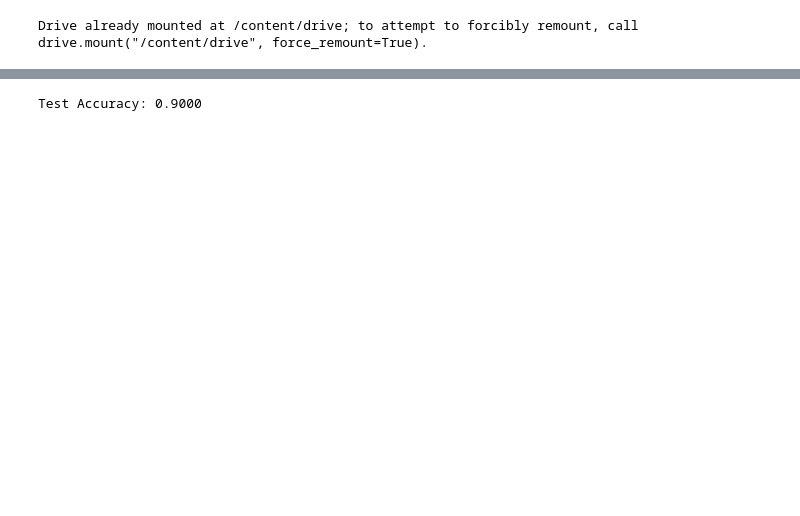
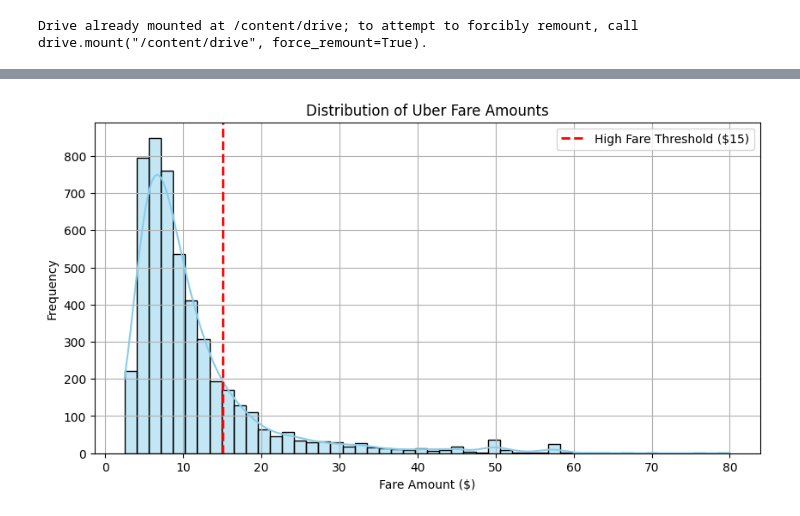
Before and after one commit to alicewang777/INDE577_ML_Rice_2025, a Jupyter notebook: Supervised_Learning/1. Perceptron.ipynb, the cells around one changed output, grey strips where cells are left out. Drawn from its saved outputs; the diff is of its cells as text; code cells hidden in the pictures; blank space fills up the shorter version.

```diff
--- a/Supervised_Learning/1. Perceptron.ipynb
+++ b/Supervised_Learning/1. Perceptron.ipynb
@@ -51,3 +46,0 @@ df = df.dropna()
-# %%
-df['pickup_datetime'] = pd.to_datetime(df['pickup_datetime'], errors='coerce')
-df['hour'] = df['pickup_datetime'].dt.hour
@@ -61,9 +46,0 @@ X_train, X_test, y_train, y_test = train_test_split(X, y, test_size=0.2, random_
-# %%
-# Binary classification label: 1 for high fare, 0 for others
-df = df[(df['pickup_longitude'] != 0) & (df['dropoff_longitude'] != 0)]
-df['pickup_datetime'] = pd.to_datetime(df['pickup_datetime'], errors='coerce')
-df = df.dropna()
-df['hour'] = df['pickup_datetime'].dt.hour
-
-df = df[df['fare_amount'] < 100]  # Remove extreme high fare outliers
-df['label'] = (df['fare_amount'] > 20).astype(int)
@@ -81,19 +47,16 @@ X_train, X_test, y_train, y_test = train_test_split(X, y, test_size=0.2, random_
-# %%
-# Import the Perceptron model and accuracy metric from your rice_ml package
-from rice_ml.perceptron import Perceptron
-from rice_ml.metrics import accuracy
-
-# Initialize the Perceptron model with learning rate and number of training iterations
-model = Perceptron(learning_rate=0.001, n_iters=1000)
-
-# Train the model on the training data
-model.fit(X_train, y_train)
-
-# Predict the labels for the test data
-y_pred = model.predict(X_test)
-
-# Calculate and print the accuracy score on the test set
-acc = accuracy(y_test, y_pred)
-print(f"Test Accuracy: {acc:.4f}")
-# %% [output]
-Test Accuracy: 0.9000
+# %%
+import matplotlib.pyplot as plt
+import seaborn as sns
+
+plt.figure(figsize=(10, 5))
+sns.histplot(df['fare_amount'], bins=50, kde=True, color="skyblue")
+
+plt.axvline(x=15, color='red', linestyle='--', linewidth=2, label='High Fare Threshold ($15)')
+plt.title("Distribution of Uber Fare Amounts")
+plt.xlabel("Fare Amount ($)")
+plt.ylabel("Frequency")
+plt.legend()
+plt.grid(True)
+plt.show()
+# %% [output]
+[figure, added]
```
Also changed, not shown: parts of 14 cells of this notebook.
